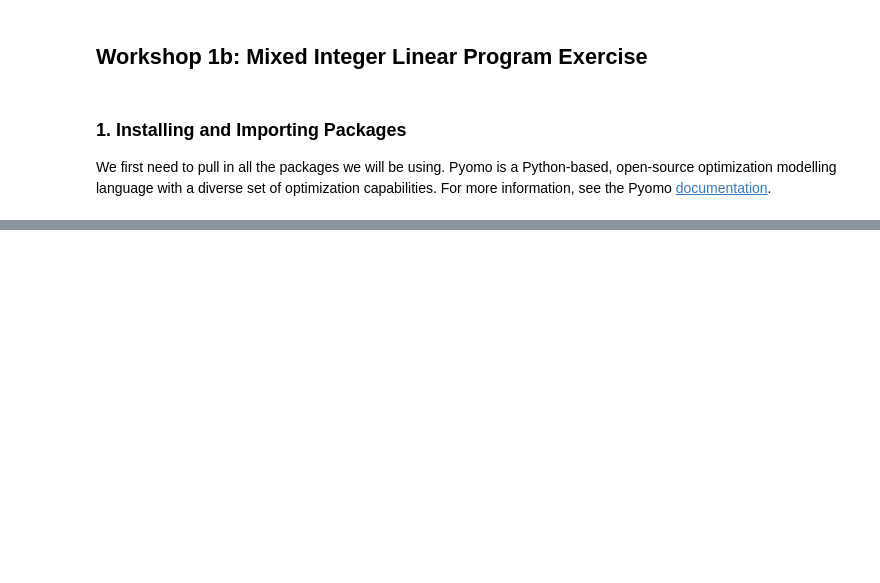
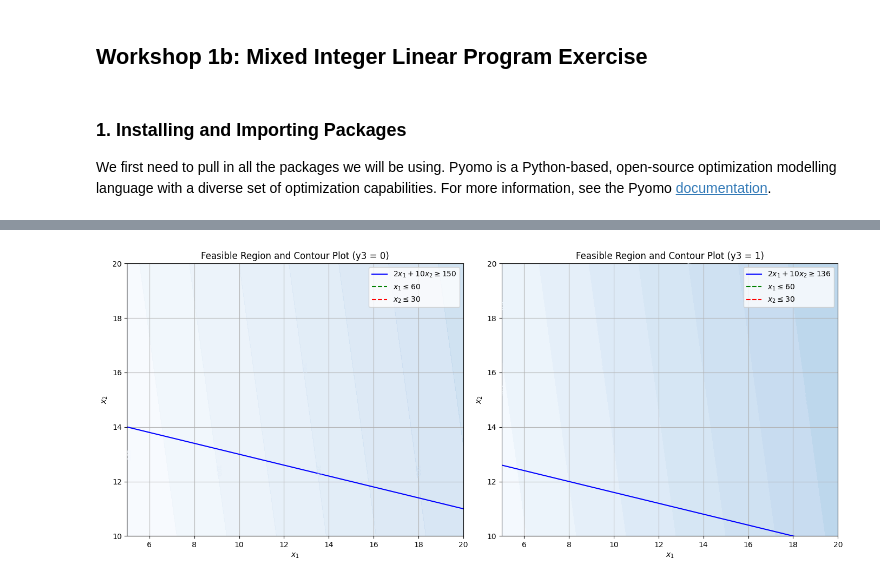
Before and after one commit to EmPajak21/ProAIM_SC_Opt_Workshop, a Jupyter notebook: Workshop_1b.ipynb, the cells around one changed output, grey strips where cells are left out. Drawn from its saved outputs; the diff is of its cells as text; code cells hidden in the pictures; blank space fills up the shorter version.

Commit message:
First draft of workshops

```diff
--- a/Workshop_1b.ipynb
+++ b/Workshop_1b.ipynb
@@ -280,0 +133,70 @@ y3: 0
+# %%
+import numpy as np
+import matplotlib.pyplot as plt
+
+# Define the range for x1 and x2
+x1 = np.linspace(5, 60, 400)
+x2 = np.linspace(10, 30, 300)
+X1, X2 = np.meshgrid(x1, x2)
+
+# Define constraints for y3 = 0
+constraint1_y0 = 2 * X1 + 10 * X2 >= 150  # 2x1 + 10x2 >= 150
+
+# Define constraints for y3 = 1
+constraint1_y1 = 2 * X1 + 10 * X2 >= 136  # 2x1 + 10x2 >= 136
+
+# Create masks for feasible regions
+feasible_region_y0 = constraint1_y0
+feasible_region_y1 = constraint1_y1
+
+# Create a figure with two subplots
+fig, axs = plt.subplots(1, 2, figsize=(14, 6))
+
+# First subplot: Problem when y3 = 0
+ax1 = axs[0]
+# Plot constraints as lines
+ax1.plot(x1, (150 - 2 * x1) / 10, label=r'$2x_1 + 10x_2 \geq 150$', color='blue')  # 2x1 + 10x2 = 150
+# Fill the feasible region
+ax1.fill_between(x1, 10, (150 - 2 * x1) / 10, where=(feasible_region_y0[0]), color='lightblue', alpha=0.5)
+# Plot variable bounds
+ax1.axvline(x=60, color='green', linestyle='--', label=r'$x_1 \leq 60$')  # x1 constraint
+ax1.axhline(y=30, color='red', linestyle='--', label=r'$x_2 \leq 30$')  # x2 constraint
+# Plot the contour lines for the objective function when y3 = 0
+Z_y0 = 18 * X1 + 3 * X2
+contour1 = ax1.contourf(X1, X2, Z_y0, levels=30, cmap='Blues', alpha=0.7)
+ax1.clabel(contour1, inline=True, fontsize=8, fmt='%.0f')
+ax1.set_xlim(5, 20)
+ax1.set_ylim(10, 20)
+ax1.set_xlabel(r'$x_1$')
+ax1.set_ylabel(r'$x_2$')
+ax1.set_title('Feasible Region and Contour Plot (y3 = 0)')
+ax1.legend()
+ax1.grid(True)
+
+# Second subplot: Problem when y3 = 1
+ax2 = axs[1]
+# Plot constraints as lines
+ax2.plot(x1, (136 - 2 * x1) / 10, label=r'$2x_1 + 10x_2 \geq 136$', color='blue')  # 2x1 + 10x2 = 136
+# Fill the feasible region
+ax2.fill_between(x1, 10, (136 - 2 * x1) / 10, where=(feasible_region_y1[0]), color='lightblue', alpha=1)
+# Plot variable bounds
+ax2.axvline(x=60, color='green', linestyle='--', label=r'$x_1 \leq 60$')  # x1 constraint
+ax2.axhline(y=30, color='red', linestyle='--', label=r'$x_2 \leq 30$')  # x2 constraint
+# Plot the contour lines for the objective function when y3 = 1
+Z_y1 = 18 * X1 + 3 * X2 + 180
+contour2 = ax2.contourf(X1, X2, Z_y1, levels=30, cmap='Blues', alpha=1)
+ax2.clabel(contour2, inline=True, fontsize=8, fmt='%.0f')
+ax2.set_xlim(5, 20)
+ax2.set_ylim(10, 20)
+ax2.set_xlabel(r'$x_1$')
+ax2.set_ylabel(r'$x_2$')
+ax2.set_title('Feasible Region and Contour Plot (y3 = 1)')
+ax2.legend()
+ax2.grid(True)
+
+# Adjust layout
+plt.tight_layout()
+# Show the plot
+plt.show()
+# %% [output]
+[figure, added]
```
Also changed, not shown: parts of 18 cells of this notebook, 6 other files.
